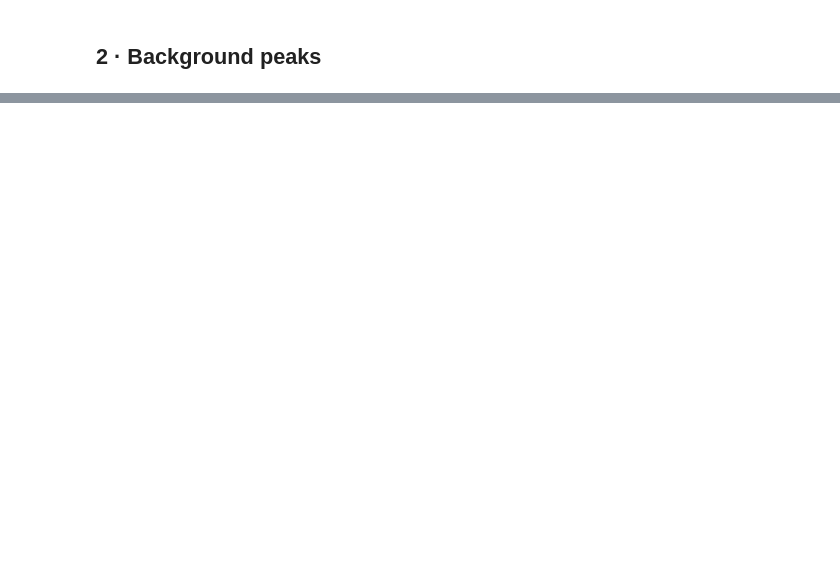
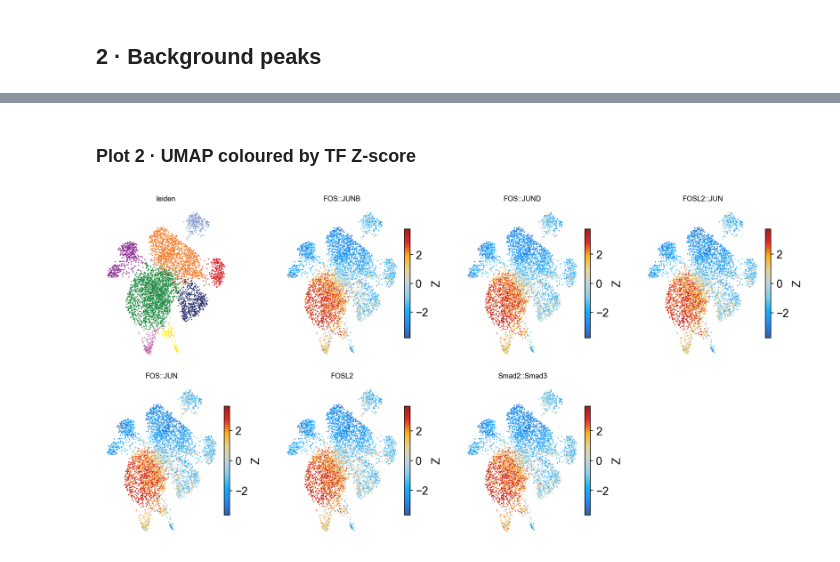
Before and after one commit to aristoteleo/epione, a Jupyter notebook: epione_guide/tutorials/single/t_chromvar.ipynb, the cells around one changed output, grey strips where cells are left out. Cells and saved outputs as stored; diff of their text form; code cells hidden in the pictures; blank space fills up the shorter version.

```diff
--- a/epione_guide/tutorials/single/t_chromvar.ipynb
+++ b/epione_guide/tutorials/single/t_chromvar.ipynb
@@ -125,0 +255,38 @@ pd.DataFrame({
+# %% [markdown]
+### Plot 2 · UMAP coloured by TF Z-score
+# %%
+top_k = 6
+panels = ['leiden'] + [names[rank[i]] for i in range(top_k)]
+for j in range(top_k):
+    adata.obs[names[rank[j]]] = Z[:, rank[j]]
+
+ncols = (len(panels) + 1) // 2
+fig, axes = plt.subplots(2, ncols, figsize=(3.2 * ncols, 6.4))
+axes = axes.ravel()
+umap = adata.obsm['X_umap']
+for i, col in enumerate(panels):
+    ax = axes[i]
+    if col == 'leiden':
+        cats = adata.obs['leiden'].astype('category').cat.categories
+        pal = {c: ARCHR_STALLION[k % len(ARCHR_STALLION)]
+               for k, c in enumerate(cats)}
+        cvals = adata.obs['leiden'].map(pal).values
+        ax.scatter(umap[:, 0], umap[:, 1], c=cvals, s=2, linewidths=0)
+        ax.set_title('leiden', fontsize=9)
+    else:
+        v = adata.obs[col].to_numpy(dtype=np.float32)
+        lo, hi = np.nanpercentile(v, [1, 99])
+        m = max(abs(lo), abs(hi))
+        sc_ = ax.scatter(umap[:, 0], umap[:, 1], c=v, s=2,
+                         cmap=ARCHR_SOLAR, vmin=-m, vmax=m,
+                         linewidths=0)
+        plt.colorbar(sc_, ax=ax, fraction=0.05, pad=0.02,
+                     shrink=0.7, label='Z')
+        ax.set_title(_tf_name(col), fontsize=9)
+    ax.set_xticks([]); ax.set_yticks([])
+    ax.spines[['top','right','bottom','left']].set_visible(False)
+for j in range(len(panels), len(axes)):
+    axes[j].set_visible(False)
+plt.tight_layout(); display(fig); plt.close(fig)
+# %% [output]
+[figure, added]
```
Also changed, not shown: parts of 27 cells of this notebook.
